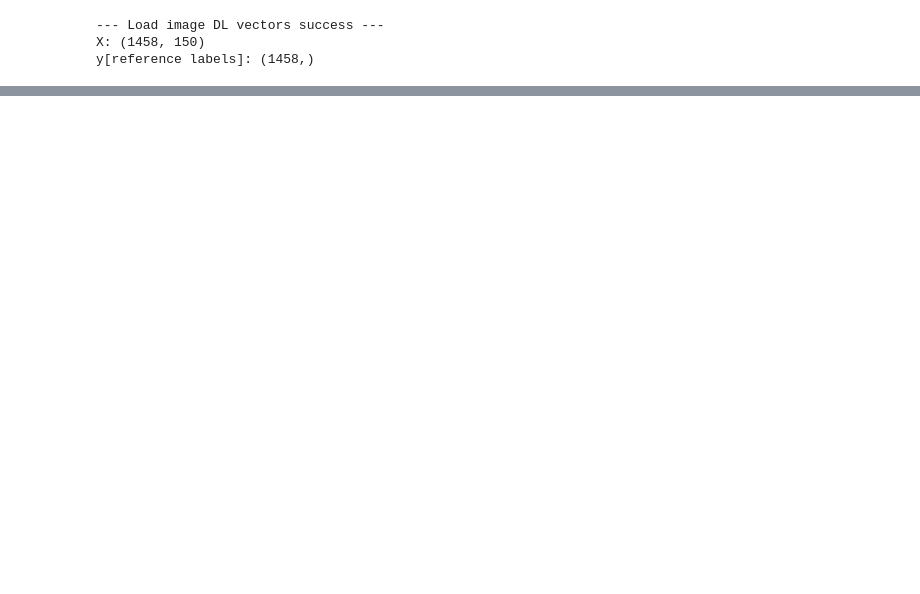
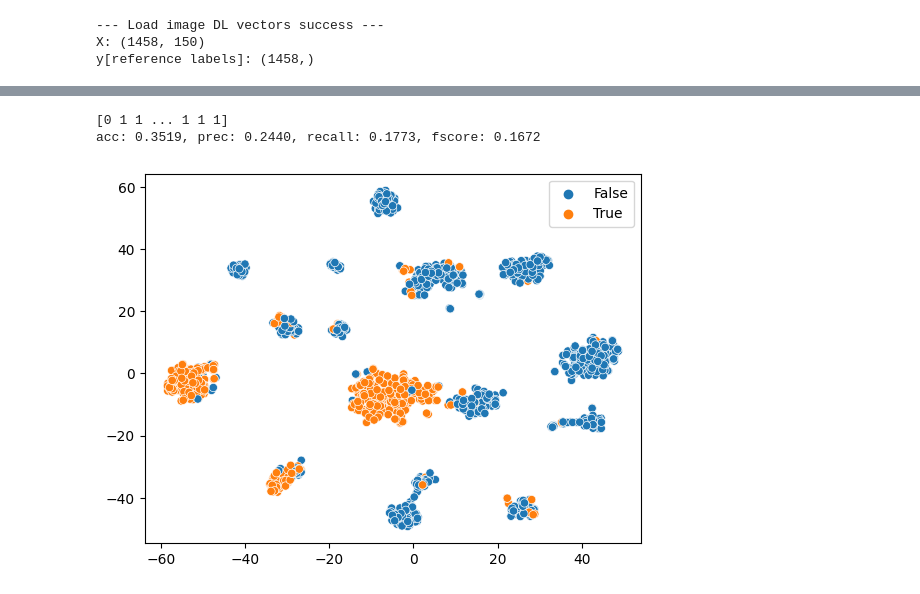
Before and after one commit to Motion115/ML-Labs, a Jupyter notebook: lab3/image_data/img_embedding_cluster.ipynb, the cells around one changed output, grey strips where cells are left out. Drawn from its saved outputs; the diff is of its cells as text; code cells hidden in the pictures; blank space fills up the shorter version.

Commit message:
add grid search dbscan

```diff
--- a/lab3/image_data/img_embedding_cluster.ipynb
+++ b/lab3/image_data/img_embedding_cluster.ipynb
@@ -34,3 +79,50 @@ print(accuracy_score(y, y_pred))
+# %%
+# get a dbscan model with the best eps and min_samples
+dbscan = DBSCAN(eps=0.925, min_samples=3).fit(X_pca)
+# predict the cluster for each data point
+y_pred_dbscan = dbscan.labels_
+print(y_pred_dbscan)
+
+# build mapping from cluster id to real id
+cluster_to_real = {}
+for i in range(len(y_pred_dbscan)):
+    if y_pred_dbscan[i] not in cluster_to_real:
+        cluster_to_real[y_pred_dbscan[i]] = y[i]
+
+# transform y_pred_dbscan to real id
+for i in range(len(y_pred)):
+    y_pred_dbscan[i] = cluster_to_real[y_pred_dbscan[i]]
+
+# calculate the accuracy
+from sklearn.metrics import accuracy_score
+acc = accuracy_score(y, y_pred_dbscan)
+
+# calculate the precision and recall
+from sklearn.metrics import precision_recall_fscore_support
+# generate an list from 0-19
+label = [i for i in range(20)]
+prec, recall, fscore, _ = precision_recall_fscore_support(y, y_pred_dbscan, average='macro', labels=label, zero_division=0)
+
+# remain 4 digits in print
+print("acc: {:.4f}, prec: {:.4f}, recall: {:.4f}, fscore: {:.4f}".format(acc, prec, recall, fscore))
+
+# use tsne to visualize the result
+from sklearn.manifold import TSNE
+import matplotlib.pyplot as plt
+import seaborn as sns
+
+# get the tsne result
+tsne_dbscan = TSNE(n_components=2, random_state=0)
+X_tsne = tsne_dbscan.fit_transform(X)
+
+# plot the tsne result
+#sns.scatterplot(x=X_tsne[:, 0], y=X_tsne[:, 1], hue=y_pred_dbscan, legend='full', palette=sns.color_palette("hls", len(set(y_pred_dbscan))))
+sns.scatterplot(x=X_tsne[:, 0], y=X_tsne[:, 1], hue=(y==y_pred_dbscan))
+plt.show()
+# %% [output]
+[0 1 1 ... 1 1 1]
+acc: 0.3519, prec: 0.2440, recall: 0.1773, fscore: 0.1672
+[figure, added]
 # %%
 # use tsne to visualize the data
 from sklearn.manifold import TSNE
```
Also changed, not shown: parts of 4 cells of this notebook, 5 other files.
